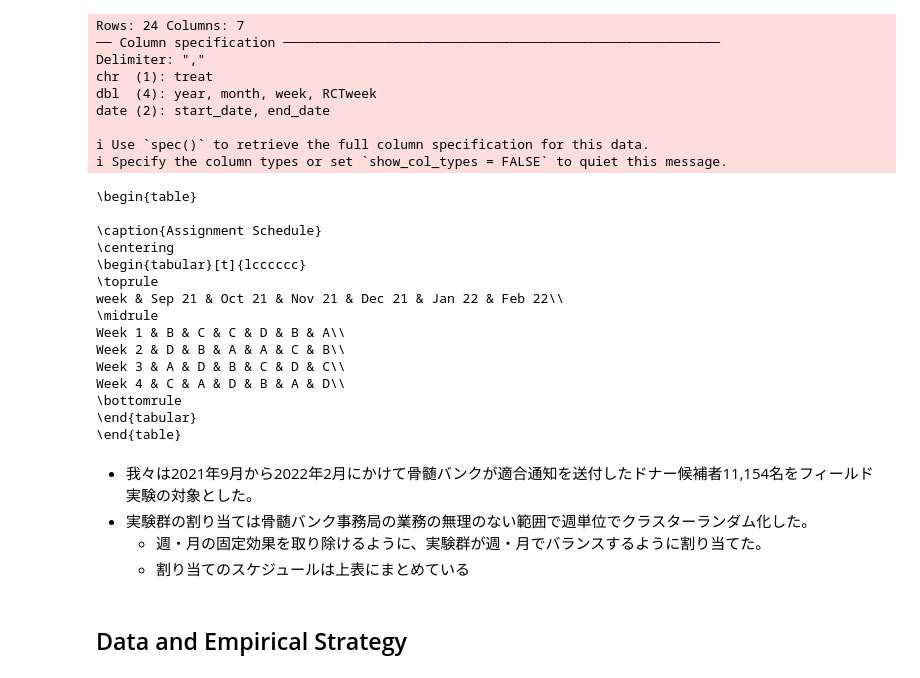
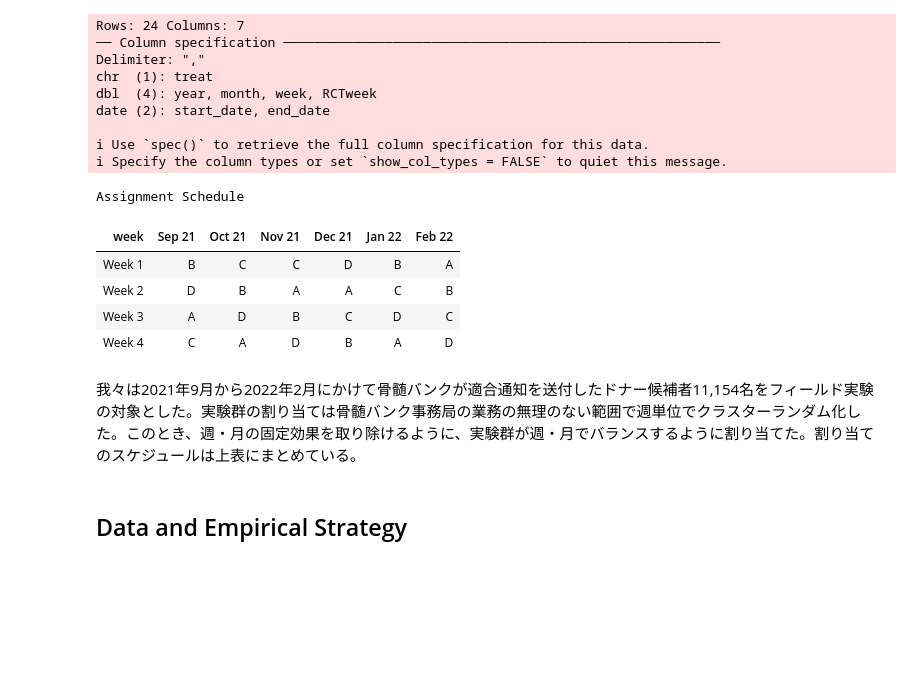
Before and after one commit to JMDP-behavioral-economics/RCT-Nudge, a Jupyter notebook: notebook/body.ipynb, the cells around one changed output. Saved outputs shown, nothing was run; the diff lists cells and outputs as text; code cells hidden in the pictures; blank space fills up the shorter version.

```diff
--- a/notebook/body.ipynb
+++ b/notebook/body.ipynb
@@ -71,50 +92,38 @@ date (2): start_date, end_date
 # %%
 #| output: asis
 
 schedule %>%
   mutate(
     my = paste0(month, "/", year - 2000),
     my = factor(
       my,
       levels = c("9/21", "10/21", "11/21", "12/21", "1/22", "2/22"),
       labels = c("Sep 21", "Oct 21", "Nov 21", "Dec 21", "Jan 22", "Feb 22")
     ),
     week = factor(week, levels = 1:4, labels = paste("Week", 1:4))
   ) %>%
   dplyr::select(week, my, treat) %>%
   pivot_wider(values_from = treat, names_from = my) %>%
   kable(
     caption = 'Assignment Schedule',
     align = 'lcccccc',
-    format = 'latex',
+    # format = 'latex',
     booktabs = TRUE,
     linesep = ""
   ) %>%
   kableExtra::kable_styling() %>%
-  print()
-  # as.character() %>%
-  # display_html()
+  # print()
+  as.character() %>%
+  display_html()
 # %% [output]
-\begin{table}
-
-\caption{Assignment Schedule}
-\centering
-\begin{tabular}[t]{lcccccc}
-\toprule
-week & Sep 21 & Oct 21 & Nov 21 & Dec 21 & Jan 22 & Feb 22\\
-\midrule
-Week 1 & B & C & C & D & B & A\\
-Week 2 & D & B & A & A & C & B\\
-Week 3 & A & D & B & C & D & C\\
-Week 4 & C & A & D & B & A & D\\
-\bottomrule
-\end{tabular}
-\end{table}
+Assignment Schedule
+| week | Sep 21 | Oct 21 | Nov 21 | Dec 21 | Jan 22 | Feb 22 |
+| Week 1 | B | C | C | D | B | A |
+| Week 2 | D | B | A | A | C | B |
+| Week 3 | A | D | B | C | D | C |
+| Week 4 | C | A | D | B | A | D |
 # %% [markdown]
-- 我々は2021年9月から2022年2月にかけて骨髄バンクが適合通知を送付したドナー候補者11,154名をフィールド実験の対象とした。
-- 実験群の割り当ては骨髄バンク事務局の業務の無理のない範囲で週単位でクラスターランダム化した。
-  - 週・月の固定効果を取り除けるように、実験群が週・月でバランスするように割り当てた。
-  - 割り当てのスケジュールは上表にまとめている
+我々は2021年9月から2022年2月にかけて骨髄バンクが適合通知を送付したドナー候補者11,154名をフィールド実験の対象とした。実験群の割り当ては骨髄バンク事務局の業務の無理のない範囲で週単位でクラスターランダム化した。このとき、週・月の固定効果を取り除けるように、実験群が週・月でバランスするように割り当てた。割り当てのスケジュールは上表にまとめている。
 # %% [markdown]
 ## Data and Empirical Strategy
 # %%
```
Also changed, not shown: parts of 7 cells of this notebook, 2 other files.
